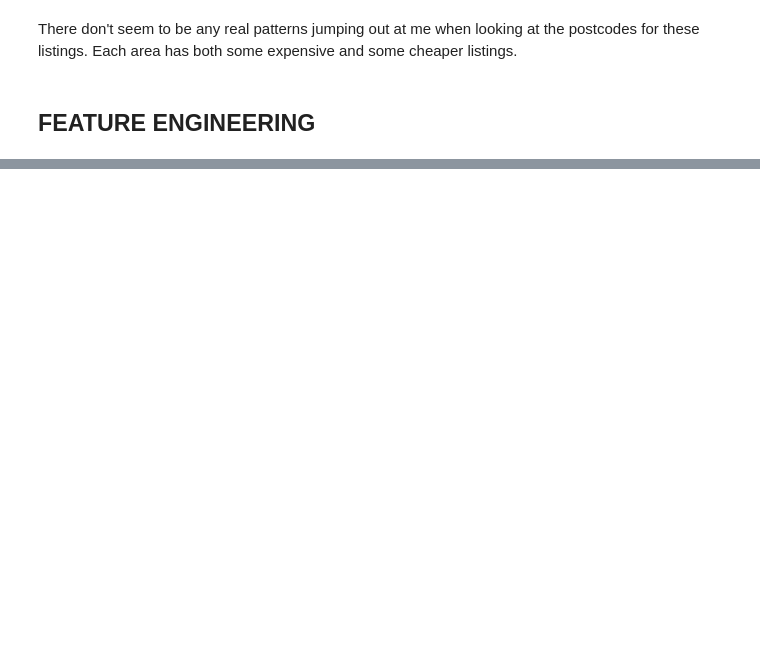
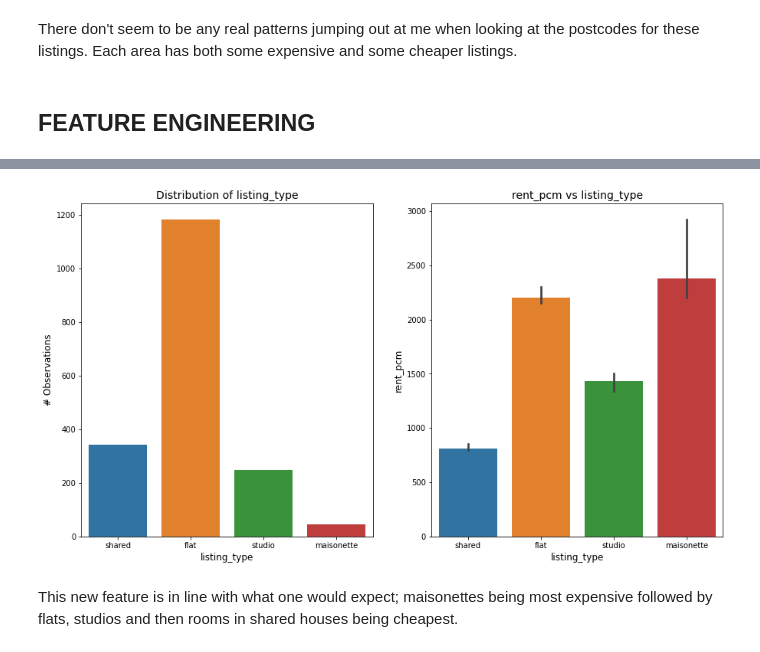
Before and after one commit to EricLeon/Real_Estate, a Jupyter notebook: Flat Rental Analysis & Modelling.ipynb, the cells around one changed output, grey strips where cells are left out. Cells and saved outputs as stored; diff of their text form; code cells hidden in the pictures; blank space fills up the shorter version.

```diff
--- a/Flat Rental Analysis & Modelling.ipynb
+++ b/Flat Rental Analysis & Modelling.ipynb
@@ -224,0 +282,7 @@ Index(['property_id', 'property_link', 'listing_title', 'description',
+# %%
+# Check distribution of new feature
+plot_categorical_feature(data, 'listing_type', 'rent_pcm')
+# %% [output]
+[figure, added]
+# %% [markdown]
+This new feature is in line with what one would expect; maisonettes being most expensive followed by flats, studios and then rooms in shared houses being cheapest.
```
Also changed, not shown: parts of 40 cells of this notebook, 4 other files.
